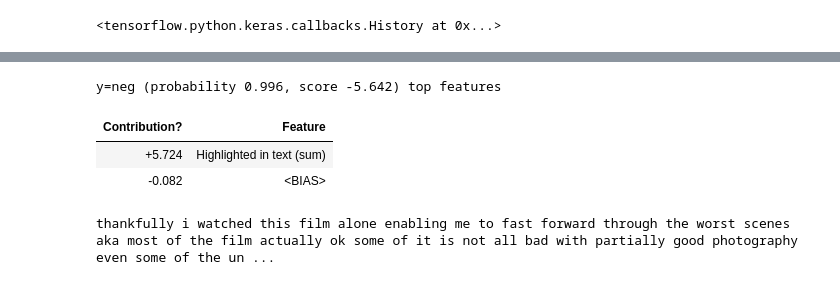
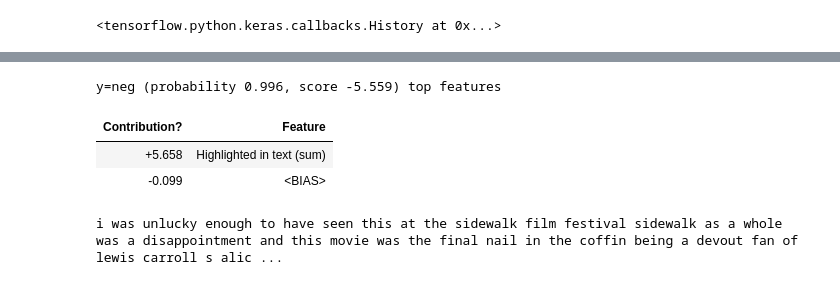
Before and after one commit to leandrosev/Machine-Learning-with-Python, a Jupyter notebook: imdb_reviews.ipynb, the cells around one changed output, grey strips where cells are left out. Saved outputs shown, nothing was run; the diff lists cells and outputs as text; code cells hidden in the pictures.

```diff
--- a/imdb_reviews.ipynb
+++ b/imdb_reviews.ipynb
@@ -316,0 +366,2 @@ transf.get_classes()
+# %%
+model = text.text_classifier('distilbert', train_data=trn, preproc=preproc)
@@ -317,3 +372,2 @@ transf.get_classes()
 # %%
-model = transf.get_classifier()
-learner = ktrain.get_learner(model, train_data=train, val_data=test, batch_size=6)
+learner = ktrain.get_learner(model, train_data=trn, val_data=val, batch_size=6)
@@ -332,3 +374,3 @@ done.
 # %%
-learner.fit_onecycle(5e-5, 1)
+learner.fit_onecycle(2e-5, 1)
 # %% [output]
@@ -381,3 +453,5 @@ NameError: ignored
+# %%
+test = 'I was unlucky enough to have seen this at the Sidewalk Film Festival  Sidewalk as a whole was a disappointment and this movie was the final nail in the coffin  Being a devout fan of Lewis Carroll s  Alice  books I was very excited about this movie s premier  which only made it that much more uncomfortable to watch  Normally I m enthusiastic about modern re tellings if they are treated well  Usually it s interesting to see the parallels between the past and present within a familiar story  Unfortunately this movie was less of a modern retelling and more of a pop culture perversion  The adaptation of the original s characters seemed juvenile and usually proved to be horribly annoying  It probably didn t help that the actors weren t very good either  Most performances were ridiculously over the top  which I assume was either due to bad direction or an effort to make up for a bad script  I did not laugh once through out the duration of the film  All of the jokes were outdated references to not so current events that are sure to lose their poignancy as time goes by  Really  the only highlight of the film was the opening sequence in which the white rabbit is on his way to meet Alice  but even then the score was a poor imitation of Danny Elfman s work  Also  I d have to say that the conversion of the croquet game into a rave dance off was awful  It was with out a doubt the low point of the film   What a joke  Don t see this movie  After its conclusion I was genuinely angry'
 # %%
-predictor.explain(x_test[0])
+predictor.explain(test)
 # %% [output]
@@ -386,5 +458,5 @@ predictor.explain(x_test[0])
-y=neg (probability 0.996, score -5.642) top features
+y=neg (probability 0.996, score -5.559) top features
 | Contribution? | Feature |
-| +5.724 | Highlighted in text (sum) |
-| -0.082 | <BIAS> |
+| +5.658 | Highlighted in text (sum) |
+| -0.099 | <BIAS> |
-thankfully i watched this film alone enabling me to fast forward through the worst scenes aka most of the film actually ok some of it is not all bad with partially good photography even some of the un ...
+i was unlucky enough to have seen this at the sidewalk film festival sidewalk as a whole was a disappointment and this movie was the final nail in the coffin being a devout fan of lewis carroll s alic ...
```
Also changed, not shown: parts of 79 cells of this notebook.
